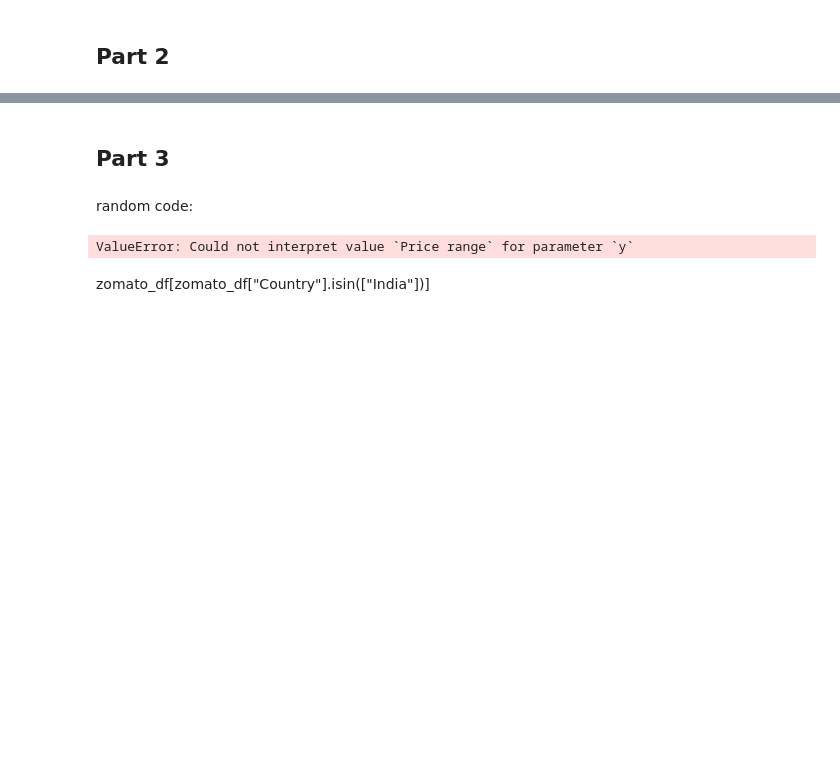
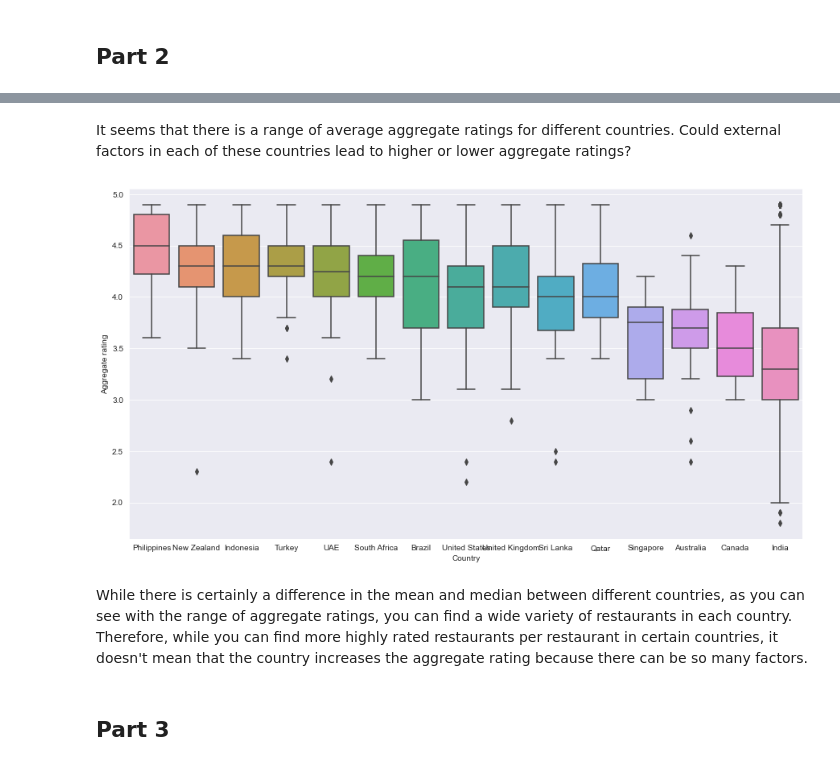
Before and after one commit to data301-2021-winter1/group28-project, a Jupyter notebook: notebooks/analysis2.ipynb, the cells around one changed output, grey strips where cells are left out. Drawn from its saved outputs; the diff is of its cells as text; code cells hidden in the pictures; blank space fills up the shorter version.

```diff
--- a/notebooks/analysis2.ipynb
+++ b/notebooks/analysis2.ipynb
@@ -453,8 +473,11 @@ Does the city you live in affect the aggregate rating? Firstly, to get a better
+# %% [markdown]
+It seems that there is a range of average aggregate ratings for different countries. Could external factors in each of these countries lead to higher or lower aggregate ratings?
+# %%
+zomato_df = zomato_df.iloc[(-zomato_df.groupby("Country")["Aggregate rating"].transform('median')).argsort()]
+ax = sns.boxplot(x="Country", y="Aggregate rating", data=zomato_df)
+# %% [output]
+[figure, added]
+# %% [markdown]
+While there is certainly a difference in the mean and median between different countries, as you can see with the range of aggregate ratings, you can find a wide variety of restaurants in each country. Therefore, while you can find more highly rated restaurants per restaurant in certain countries, it doesn't mean that the country increases the aggregate rating because there can be so many factors.
 # %% [markdown]
 ## Part 3
-# %% [markdown]
-random code:
-# %%
-sns.scatterplot(x="Average_Cost", y="Price range", data=zomato_df)
-# %% [output]
-ValueError: Could not interpret value `Price range` for parameter `y`
@@ -464,2 +483,0 @@ zomato_df = zomato_df[zomato_df['Aggregate rating'].isin([0.0]) == False]
-# %% [markdown]
-zomato_df[zomato_df["Country"].isin(["India"])]
```
Also changed, not shown: parts of 10 cells of this notebook.
